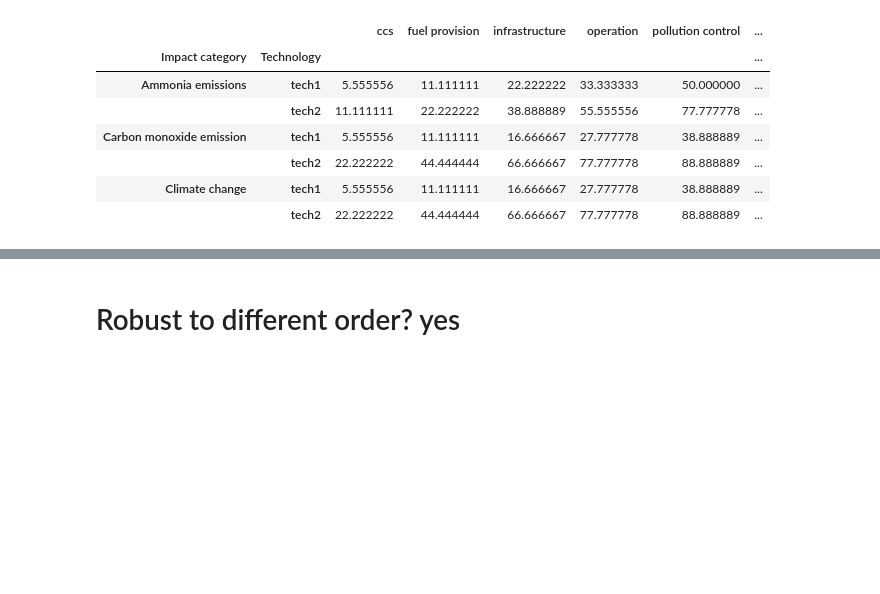
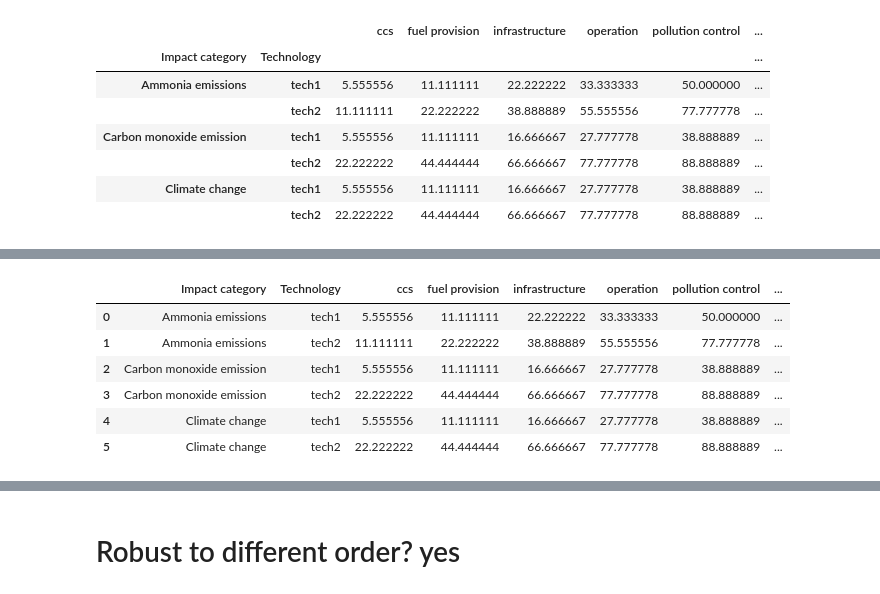
Before and after one commit to dhruba018/lca_standard_graphs_craig, a Jupyter notebook: demo/demo_grouped_stacked_bars.ipynb, the cells around one changed output, grey strips where cells are left out. Cells and saved outputs as stored; diff of their text form; code cells hidden in the pictures; blank space fills up the shorter version.

```diff
--- a/demo/demo_grouped_stacked_bars.ipynb
+++ b/demo/demo_grouped_stacked_bars.ipynb
@@ -44,0 +48,10 @@ fig
+# %%
+df1
+# %% [output]
+|  | Impact category | Technology | ccs | fuel provision | infrastructure | operation | pollution control | ... |
+| 0 | Ammonia emissions | tech1 | 5.555556 | 11.111111 | 22.222222 | 33.333333 | 50.000000 | ... |
+| 1 | Ammonia emissions | tech2 | 11.111111 | 22.222222 | 38.888889 | 55.555556 | 77.777778 | ... |
+| 2 | Carbon monoxide emission | tech1 | 5.555556 | 11.111111 | 16.666667 | 27.777778 | 38.888889 | ... |
+| 3 | Carbon monoxide emission | tech2 | 22.222222 | 44.444444 | 66.666667 | 77.777778 | 88.888889 | ... |
+| 4 | Climate change | tech1 | 5.555556 | 11.111111 | 16.666667 | 27.777778 | 38.888889 | ... |
+| 5 | Climate change | tech2 | 22.222222 | 44.444444 | 66.666667 | 77.777778 | 88.888889 | ... |
```
Also changed, not shown: parts of 13 cells of this notebook, 1 other file.
